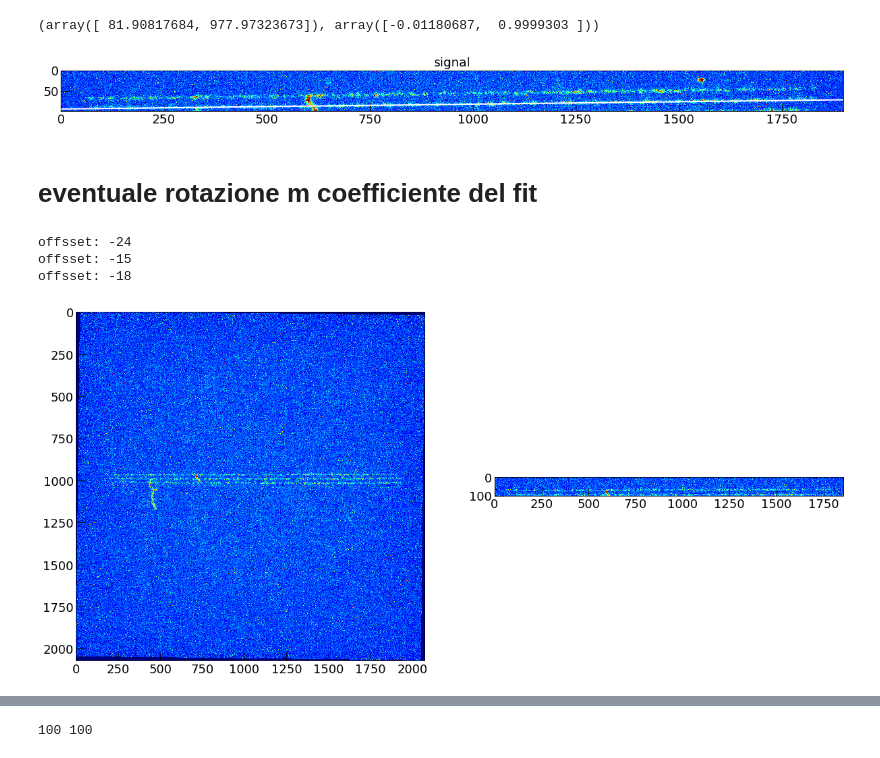
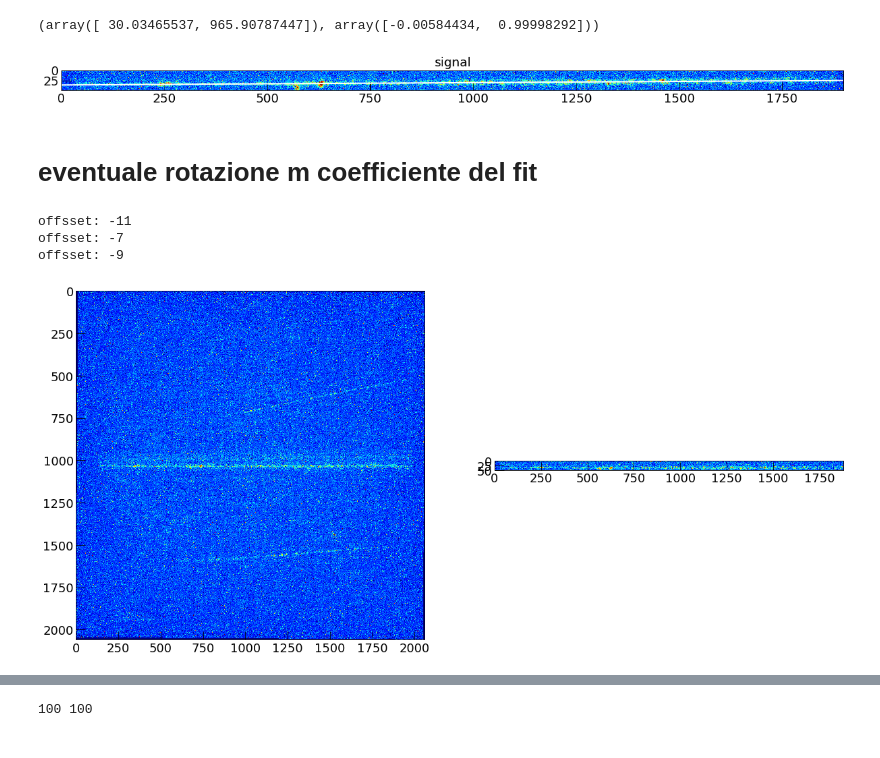
Before and after one commit to gmazzitelli/cygno, a Jupyter notebook: ImageProfiles.ipynb, the cells around one changed output, grey strips where cells are left out. Drawn from its saved outputs; the diff is of its cells as text; code cells hidden in the pictures.

```diff
--- a/ImageProfiles.ipynb
+++ b/ImageProfiles.ipynb
@@ -14,11 +14,11 @@ from skimage.measure import LineModelND, CircleModel, ransac
 # %%
 
 nsigma      = 1
-run         = 103
-traccia     = 3 #3
+run         = 817
+traccia     = 0 #3
 cimax       = 130
 cimin       = 95# 85
-dataSelection = 'BTF'
+dataSelection = 'LAB'
 image = cy.swift_read_image_h5(cy.imageFile2FullPathCygnus(dataSelection, run, traccia))
 try:
     fileoutm = ("./data/run%d_mean.h5" % (run))
@@ -57,0 +58,27 @@ plt.show()
+# %%
+cy.set_atlas_style("large")
+Yproj       = np.mean(image, axis=1)
+x = np.arange(0, image.shape[0])
+
+plt.axvline(x=200)
+plt.axvline(x=200+30)
+print(Yproj[200:230].mean())
+print(Yproj[1006:1006+30].mean())
+offi=(Yproj[1006:1006+30].mean()- Yproj[200:230].mean())*2048*pixelscale
+print (offi)
+plt.axvline(x=1006, color='red')
+plt.axvline(x=1006+30, color='red')
+plt.axvline(x=900, color='y')
+plt.axvline(x=900+30, color='y')
+print(Yproj[900:930].mean())
+lefti = (Yproj[1006:1006+30].mean()- Yproj[900:930].mean())*2048*pixelscale
+print (lefti)
+
+plt.axvline(x=1100, color='k')
+plt.axvline(x=1100+30, color='k')
+print(Yproj[1100:1130].mean())
+righti=(Yproj[1006:1006+30].mean()- Yproj[1100:1130].mean())*2048*pixelscale
+print (righti)
+plt.plot(x, Yproj, 'b', label=('off imege %.1f\nleft %.1f\nright %.1f' % (offi, lefti, righti)))
+plt.legend()
+plt.show()
@@ -58,6 +94,6 @@ plt.show()
 # %%
 cy.set_atlas_style("large")
-[ys,ye,xs,xe] = [900,1000, 100,2000]
+[ys,ye,xs,xe] = [1000,1050, 100,2000]
 imageCutted = image[ys:ye,xs:xe]
 
 edges     = (imageCutted > 105) # NEGATVE per settori imageCutted < 108
@@ -67,35 +103,35 @@ points    = np.array(np.nonzero(edges)).T.astype(float)
 model = LineModelND()
 model.estimate(points)
 
 # robustly fit line only using inlier data with RANSAC algorithm
 model_robust, inliers = ransac(points, LineModelND, min_samples=2,
                                residual_threshold=5, max_trials=1000)
 outliers = inliers == False
 
 
 line_x = np.arange(0, imageCutted.shape[1])
 #line_y = model.predict_y(line_x)
 line_y_robust = model_robust.predict_y(line_x)
 q,m = model_robust.params
 print(model_robust.params)
 
 fig, ax = plt.subplots()
 plt.imshow(imageCutted, vmin=cimin,vmax=cimax, cmap='jet')
 #plt.colorbar(shrink=0.6)
 #ax.plot(points[inliers, 1], points[inliers, 0], '.k', alpha=0.6,
 #        label='Inlier data', markersize=6)
 #ax.plot(points[outliers, 1], points[outliers, 0], '.y', alpha=0.6,
 #        label='Outlier data', markersize=6)
 #ax.plot(line_y, line_x, '-y', label='Line model from all data')
 ax.plot(line_y_robust, line_x, '-w', label='line fit', linewidth=2)
 #ax.legend()
 plt.xlim(0,imageCutted.shape[1]-1)
 plt.ylim(imageCutted.shape[0]-1,0)
 plt.title("signal")
 plt.show()
 # %% [output]
-(array([ 81.90817684, 977.97323673]), array([-0.01180687,  0.9999303 ]))
+(array([ 30.03465537, 965.90787447]), array([-0.00584434,  0.99998292]))
-[figure, old version]
+[figure, new version]
 # %% [markdown]
 # eventuale rotazione m coefficiente del fit
 # %%
@@ -117,10 +153,10 @@ ax[1].imshow(imgR[(ys+int((ye-ys)*m[0])):
              vmin=cimin,vmax=cimax, cmap='jet')
 plt.show()
 # %% [output]
-offsset: -24
-offsset: -15
-offsset: -18
+offsset: -11
+offsset: -7
+offsset: -9
-[figure, old version]
+[figure, new version]
 # %%
 
 cy.set_atlas_style('long')
```
Also changed, not shown: parts of 5 cells of this notebook, 26 other files.
